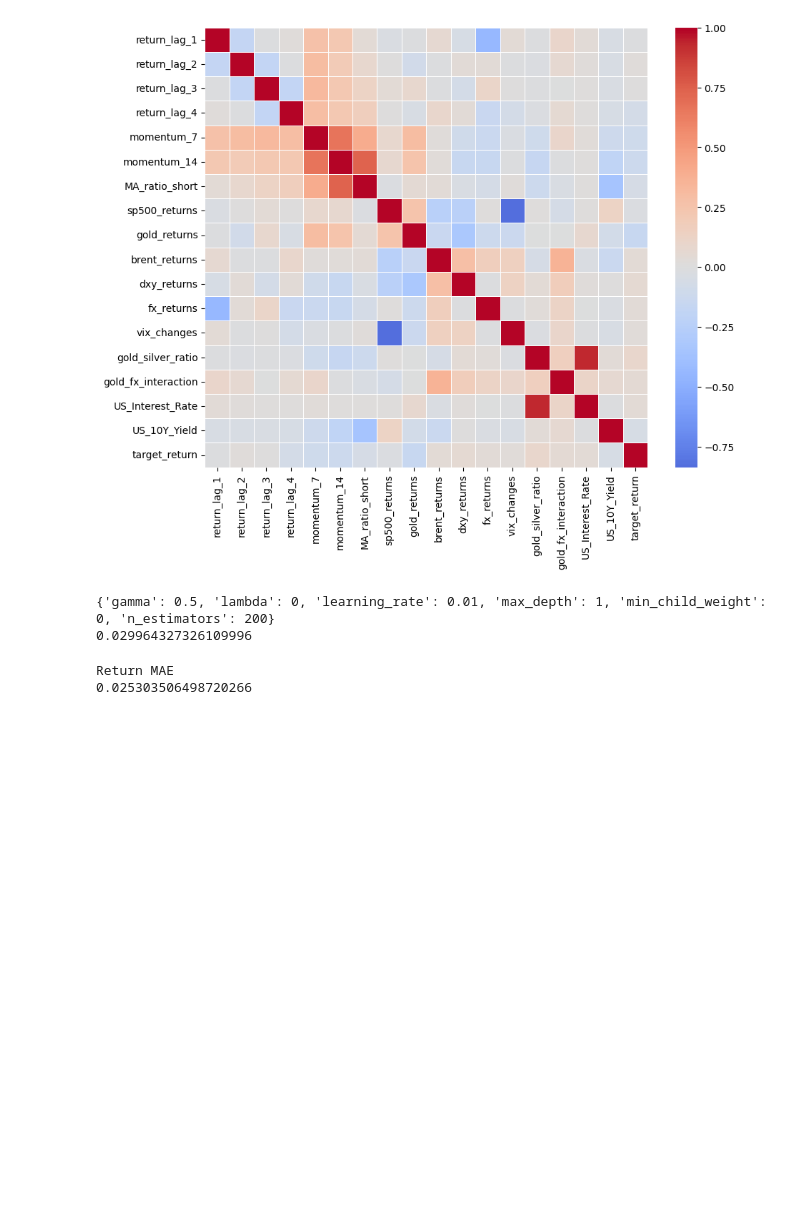
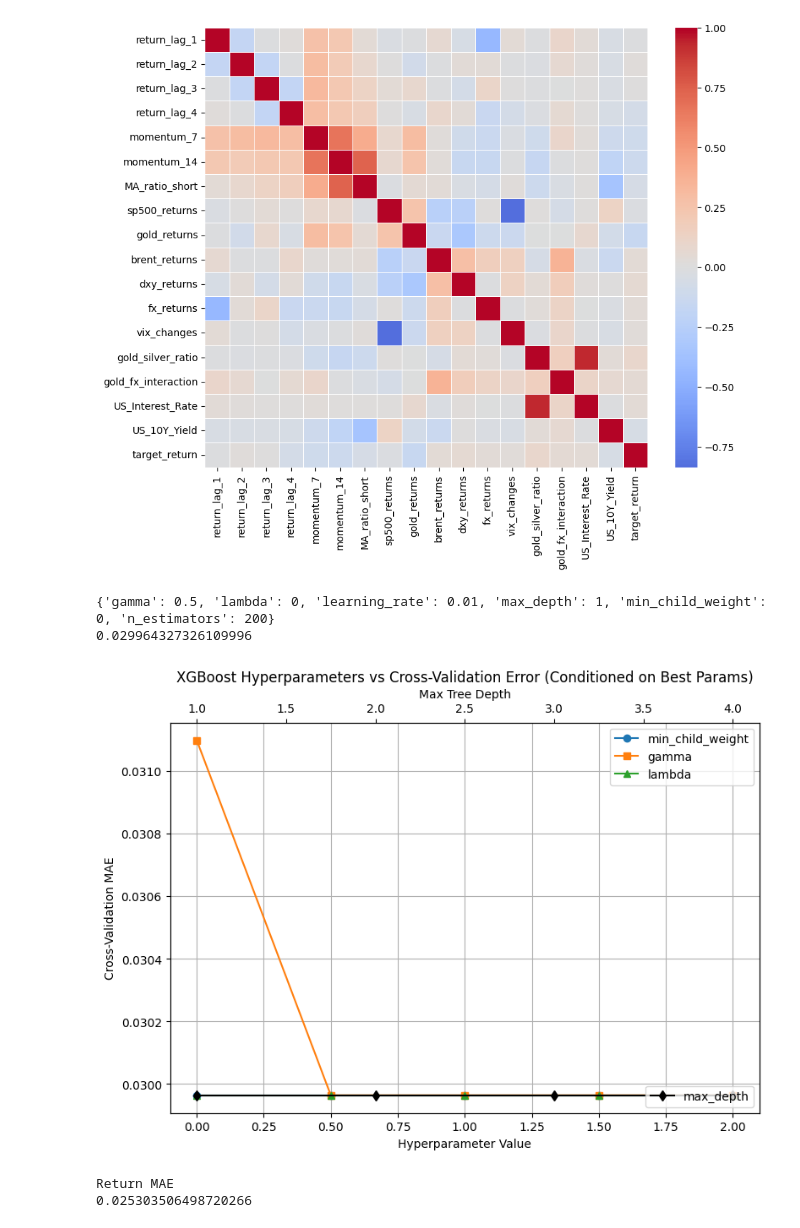
Before and after one commit to LiseVisagie/SLT-Ass1, a Jupyter notebook: Ass1_2.ipynb, the cells around one changed output. Saved outputs shown, nothing was run; the diff lists cells and outputs as text; code cells hidden in the pictures; blank space fills up the shorter version.

```diff
--- a/Ass1_2.ipynb
+++ b/Ass1_2.ipynb
@@ -234,14 +280,13 @@ from sklearn.model_selection import GridSearchCV
 train = df.iloc[:train_size]
 test = df.iloc[train_size:]
 
-
 param_grid = {
     "max_depth":range(1,5),
     "min_child_weight": [0,0.5,1,1.5,2],
     "learning_rate":[0.01],
     "n_estimators":[200],
-    "gamma":[0,0.5,1,1.5],
-    "lambda": [0,0.5,1,1.5]
+    "gamma":[0,0.5,1,1.5,2],
+    "lambda": [0,0.5,1,1.5,2]
 }
 # %% [markdown]
 ### Log return prediction
@@ -307,6 +352,60 @@ print(-grid_return.best_score_)
 # %% [output]
 {'gamma': 0.5, 'lambda': 0, 'learning_rate': 0.01, 'max_depth': 1, 'min_child_weight': 0, 'n_estimators': 200}
 0.029964327326109996
+# %%
+
+# Convert cv_results_ to DataFrame
+results = pd.DataFrame(grid_return.cv_results_)
+
+# Extract best parameters
+best_params = grid_return.best_params_
+
+# Convert scoring (neg MAE) to positive MAE
+results["mae"] = -results["mean_test_score"]
+
+# Cast parameters to numeric
+results["min_child_weight"] = results["param_min_child_weight"].astype(float)
+results["gamma"] = results["param_gamma"].astype(float)
+results["lambda"] = results["param_lambda"].astype(float)
+results["max_depth"] = results["param_max_depth"].astype(int)
+
+# Function: filter results to vary one param while fixing others at best values
+def vary_one_param(df, param, best_params):
+    mask = pd.Series(True, index=df.index)
+    for p, v in best_params.items():
+        if p != param:
+            mask &= (df[f"param_{p}"] == v)
+    return df.loc[mask, [param, "mae"]].sort_values(param)
+
+# Get filtered curves
+curve_min_child = vary_one_param(results, "min_child_weight", best_params)
+curve_gamma     = vary_one_param(results, "gamma", best_params)
+curve_lambda    = vary_one_param(results, "lambda", best_params)
+curve_depth     = vary_one_param(results, "max_depth", best_params)
+
+# Plot
+fig, ax1 = plt.subplots(figsize=(9,6))
+
+# Primary axis for continuous hyperparameters
+ax1.plot(curve_min_child["min_child_weight"], curve_min_child["mae"], marker="o", label="min_child_weight")
+ax1.plot(curve_gamma["gamma"], curve_gamma["mae"], marker="s", label="gamma")
+ax1.plot(curve_lambda["lambda"], curve_lambda["mae"], marker="^", label="lambda")
+
+ax1.set_xlabel("Hyperparameter Value")
+ax1.set_ylabel("Cross-Validation MAE")
+ax1.legend(loc="upper right")
+ax1.grid(True)
+
+# Secondary axis for max_depth
+ax2 = ax1.twiny()
+ax2.plot(curve_depth["max_depth"], curve_depth["mae"], marker="d", color="black", label="max_depth")
+ax2.set_xlabel("Max Tree Depth")
+ax2.legend(loc="lower right")
+
+plt.title("XGBoost Hyperparameters vs Cross-Validation Error (Conditioned on Best Params)")
+plt.show()
+# %% [output]
+[figure, added]
 # %%
 X_test = test[mean_features]
 y_test = test["target_return"]
```
Also changed, not shown: parts of 4 cells of this notebook.
